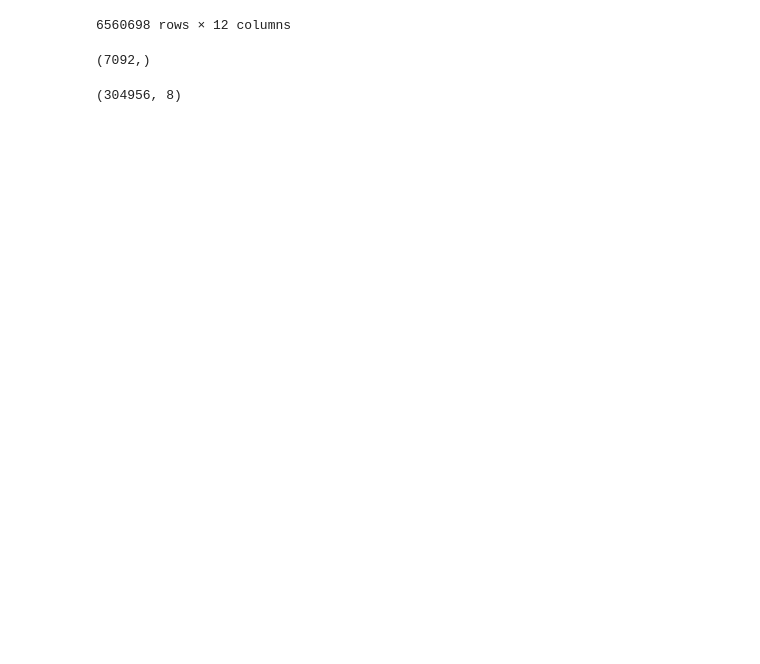
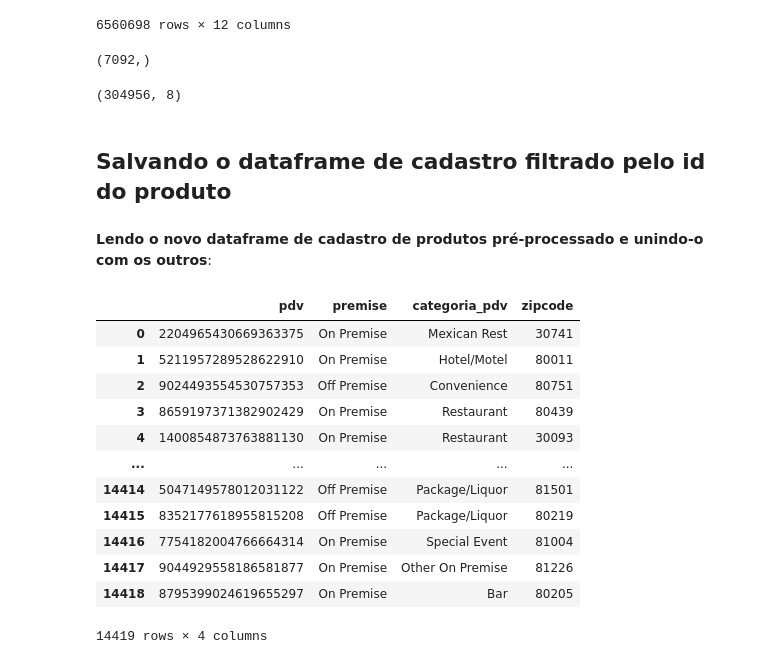
Before and after one commit to VictorBauler/Hackathon_Big_Data_2025, a Jupyter notebook: notebooks/eda.ipynb, the cells around one changed output. Saved outputs shown, nothing was run; the diff lists cells and outputs as text; code cells hidden in the pictures; blank space fills up the shorter version.

```diff
--- a/notebooks/eda.ipynb
+++ b/notebooks/eda.ipynb
@@ -342,9 +342,13 @@ df_cadastro_prod.produto.unique().shape
 df_cadastro_prod.drop_duplicates().shape
 # %% [output]
 (304956, 8)
+# %% [markdown]
+## Salvando o dataframe de cadastro filtrado pelo id do produto
 # %%
 df_cadastro_prod = df_cadastro_prod.drop_duplicates(subset=["produto"])
 df_cadastro_prod.to_parquet(
     "/data/challenges/hackathon_bigdata_2025/processed_data/cadastro_produtos.parquet",
     index=False,
 )
+# %% [markdown]
+**Lendo o novo dataframe de cadastro de produtos pré-processado e unindo-o com os outros**:
@@ -350,0 +357,16 @@ df_cadastro_prod.to_parquet(
+# %%
+df_cadastro_pdv
+# %% [output]
+|  | pdv | premise | categoria_pdv | zipcode |
+| 0 | 2204965430669363375 | On Premise | Mexican Rest | 30741 |
+| 1 | 5211957289528622910 | On Premise | Hotel/Motel | 80011 |
+| 2 | 9024493554530757353 | Off Premise | Convenience | 80751 |
+| 3 | 8659197371382902429 | On Premise | Restaurant | 80439 |
+| 4 | 1400854873763881130 | On Premise | Restaurant | 30093 |
+| ... | ... | ... | ... | ... |
+| 14414 | 5047149578012031122 | Off Premise | Package/Liquor | 81501 |
+| 14415 | 8352177618955815208 | Off Premise | Package/Liquor | 80219 |
+| 14416 | 7754182004766664314 | On Premise | Special Event | 81004 |
+| 14417 | 9044929558186581877 | On Premise | Other On Premise | 81226 |
+| 14418 | 8795399024619655297 | On Premise | Bar | 80205 |
+14419 rows × 4 columns
```
Also changed, not shown: parts of 13 cells of this notebook.
